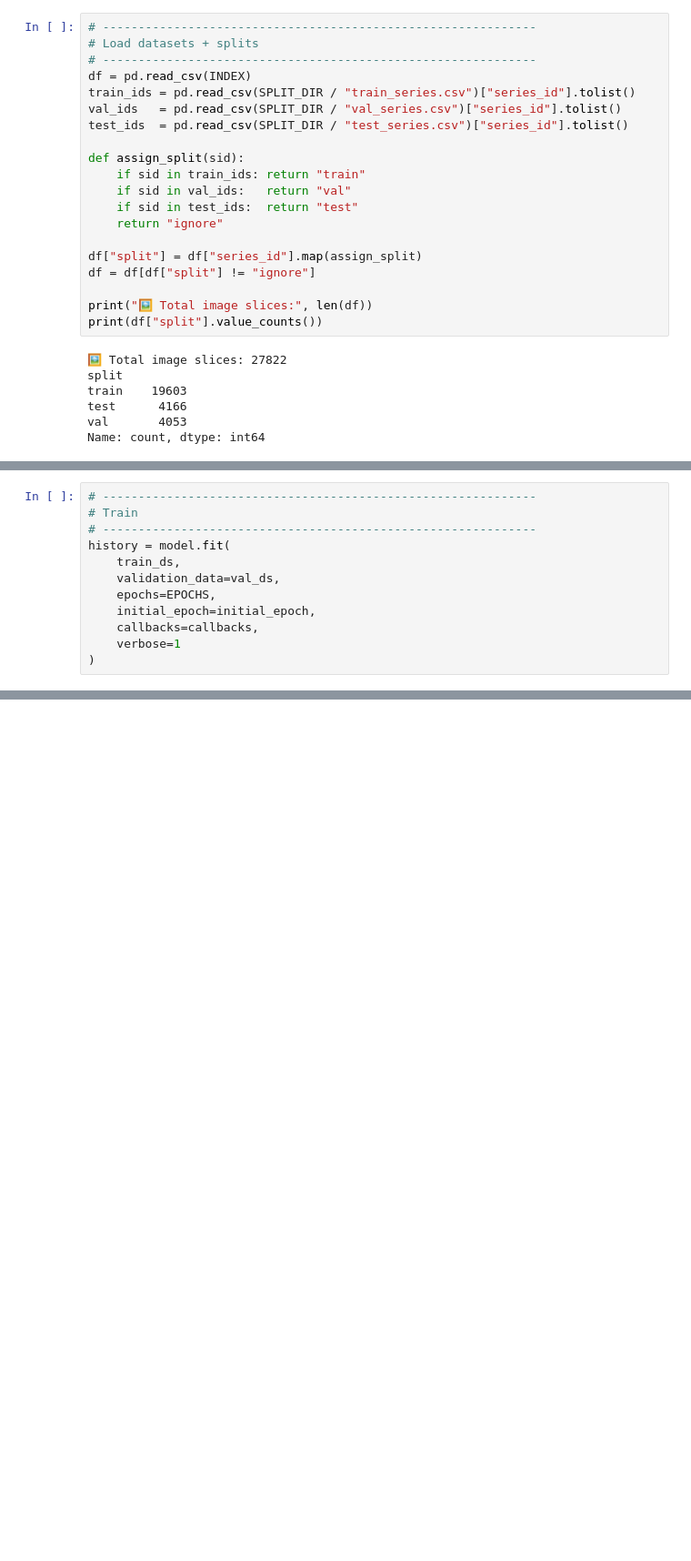
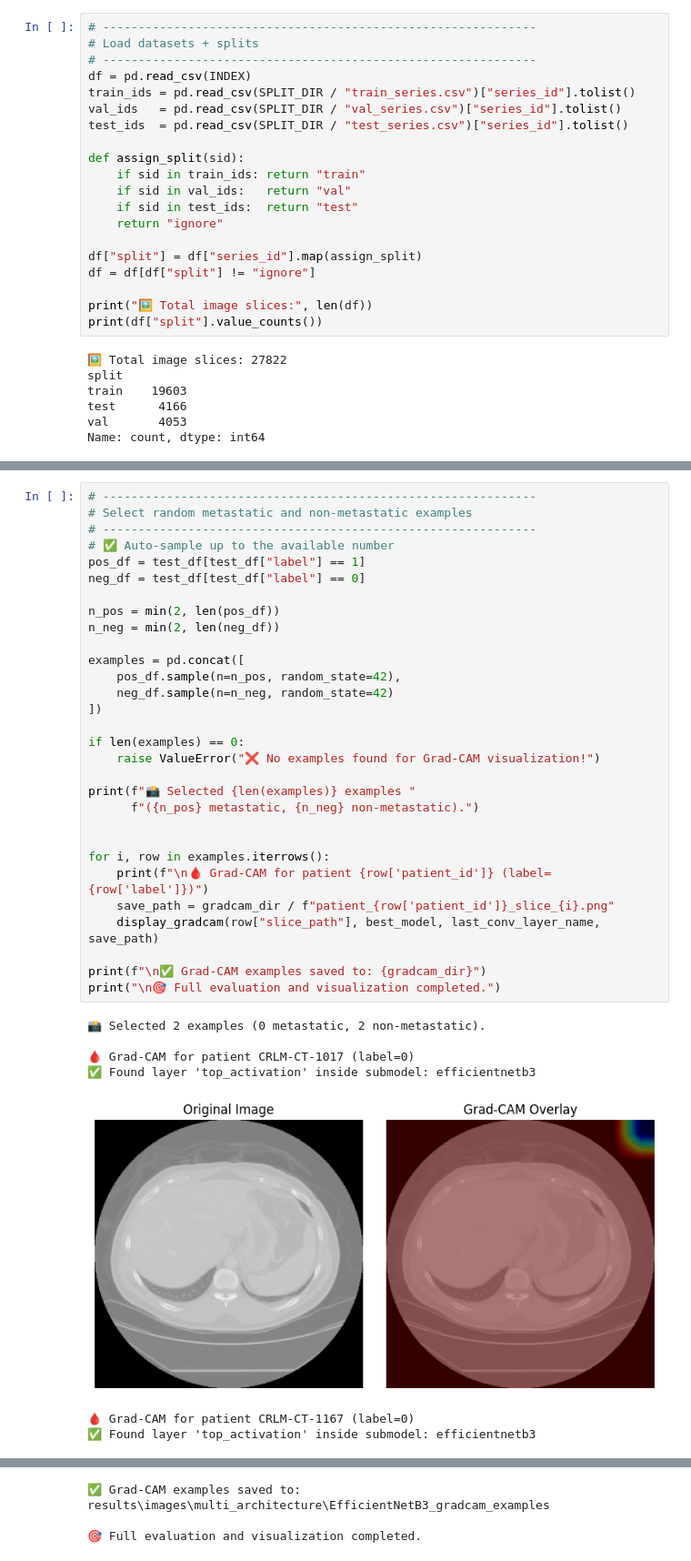
Before and after one commit to NegarNourani90/cr_coad_project, a Jupyter notebook: notebooks/06_train_image_model.ipynb, the cells around one changed output, grey strips where cells are left out. Shown at 91% size. Drawn from its saved outputs; the diff is of its cells as text; blank space fills up the shorter version.

```diff
--- a/notebooks/06_train_image_model.ipynb
+++ b/notebooks/06_train_image_model.ipynb
@@ -257,12 +315,0 @@ if history_path.exists():
-# %%
-# -------------------------------------------------------------
-# Train
-# -------------------------------------------------------------
-history = model.fit(
-    train_ds,
-    validation_data=val_ds,
-    epochs=EPOCHS,
-    initial_epoch=initial_epoch,
-    callbacks=callbacks,
-    verbose=1
-)
@@ -313,0 +695,38 @@ print("🎯 Training complete.")
+# %%
+# -------------------------------------------------------------
+# Select random metastatic and non-metastatic examples
+# -------------------------------------------------------------
+# ✅ Auto-sample up to the available number
+pos_df = test_df[test_df["label"] == 1]
+neg_df = test_df[test_df["label"] == 0]
+
+n_pos = min(2, len(pos_df))
+n_neg = min(2, len(neg_df))
+
+examples = pd.concat([
+    pos_df.sample(n=n_pos, random_state=42),
+    neg_df.sample(n=n_neg, random_state=42)
+])
+
+if len(examples) == 0:
+    raise ValueError("❌ No examples found for Grad-CAM visualization!")
+
+print(f"📸 Selected {len(examples)} examples "
+      f"({n_pos} metastatic, {n_neg} non-metastatic).")
+
+
+for i, row in examples.iterrows():
+    print(f"\n🩸 Grad-CAM for patient {row['patient_id']} (label={row['label']})")
+    save_path = gradcam_dir / f"patient_{row['patient_id']}_slice_{i}.png"
+    display_gradcam(row["slice_path"], best_model, last_conv_layer_name, save_path)
+
+print(f"\n✅ Grad-CAM examples saved to: {gradcam_dir}")
+print("\n🎯 Full evaluation and visualization completed.")
+# %% [output]
+📸 Selected 2 examples (0 metastatic, 2 non-metastatic).
+
+🩸 Grad-CAM for patient CRLM-CT-1017 (label=0)
+✅ Found layer 'top_activation' inside submodel: efficientnetb3
+[figure, added]
+🩸 Grad-CAM for patient CRLM-CT-1167 (label=0)
+✅ Found layer 'top_activation' inside submodel: efficientnetb3
@@ -313,0 +734,3 @@ print("🎯 Training complete.")
+✅ Grad-CAM examples saved to: results\images\multi_architecture\EfficientNetB3_gradcam_examples
+
+🎯 Full evaluation and visualization completed.
```
Also changed, not shown: parts of 20 cells of this notebook, 1 other file.
